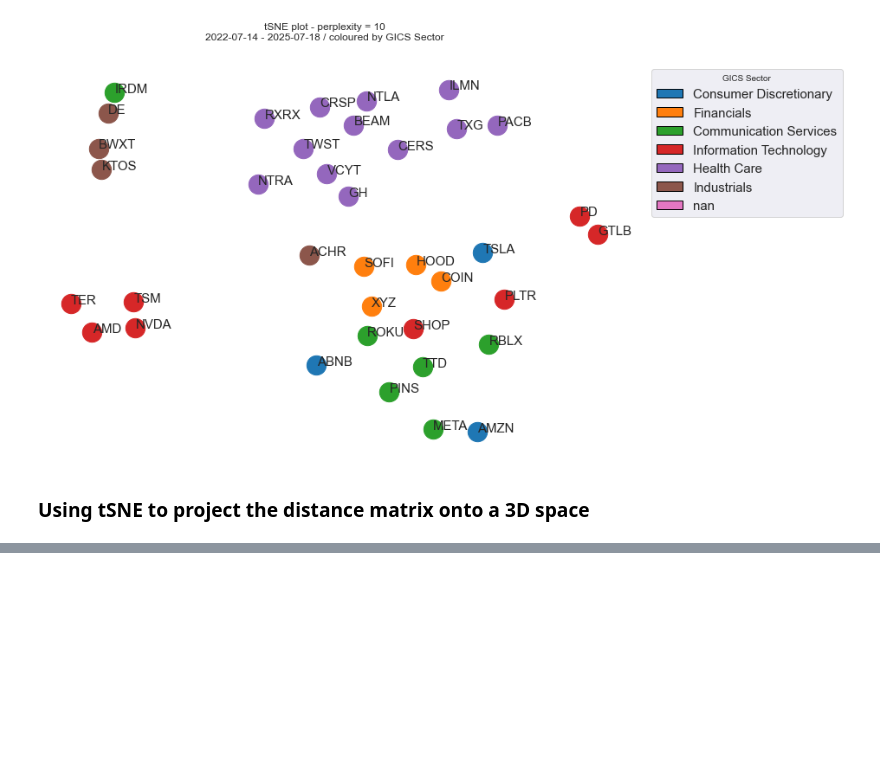
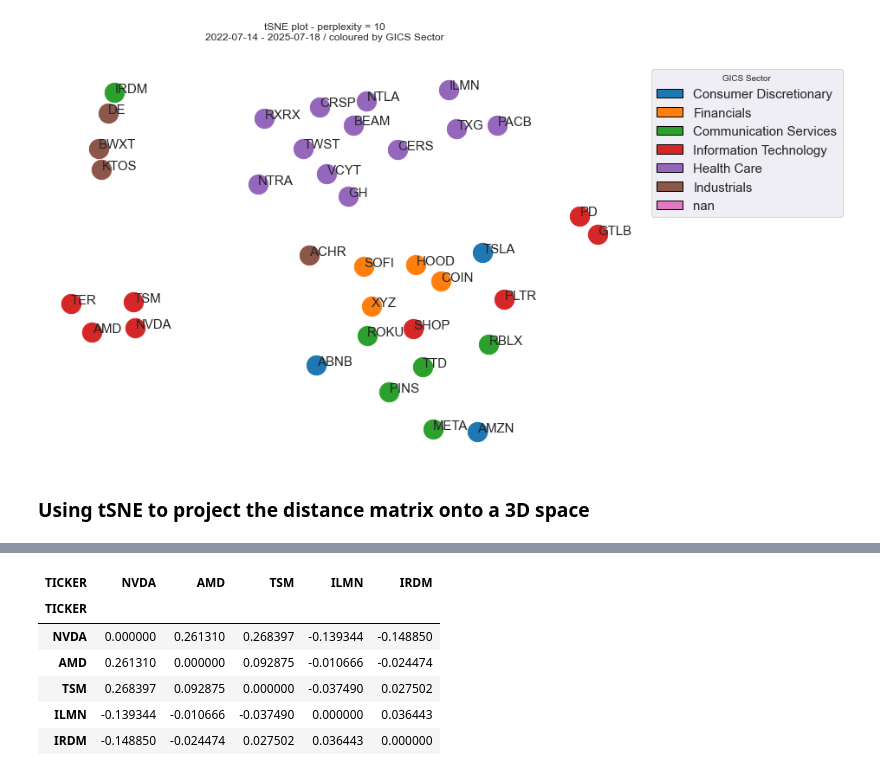
Before and after one commit to kenchan323/k_personal_projects, a Jupyter notebook: finance/risk_illustration/ark_snapshot_holdings.ipynb, the cells around one changed output, grey strips where cells are left out. Cells and saved outputs as stored; diff of their text form; code cells hidden in the pictures; blank space fills up the shorter version.

```diff
--- a/finance/risk_illustration/ark_snapshot_holdings.ipynb
+++ b/finance/risk_illustration/ark_snapshot_holdings.ipynb
@@ -224,0 +282,11 @@ fig.update_traces(marker_size=8)
+# %%
+pd.DataFrame(partial_corr, index=rho_mat.index, columns=rho_mat.columns).loc[['NVDA', 'AMD', 'TSM', 'ILMN', 'IRDM'],
+                                                                             ['NVDA', 'AMD', 'TSM', 'ILMN', 'IRDM']]
+# %% [output]
+| TICKER | NVDA | AMD | TSM | ILMN | IRDM |
+| TICKER |  |  |  |  |  |
+| NVDA | 0.000000 | 0.261310 | 0.268397 | -0.139344 | -0.148850 |
+| AMD | 0.261310 | 0.000000 | 0.092875 | -0.010666 | -0.024474 |
+| TSM | 0.268397 | 0.092875 | 0.000000 | -0.037490 | 0.027502 |
+| ILMN | -0.139344 | -0.010666 | -0.037490 | 0.000000 | 0.036443 |
+| IRDM | -0.148850 | -0.024474 | 0.027502 | 0.036443 | 0.000000 |
```
Also changed, not shown: parts of 12 cells of this notebook.
